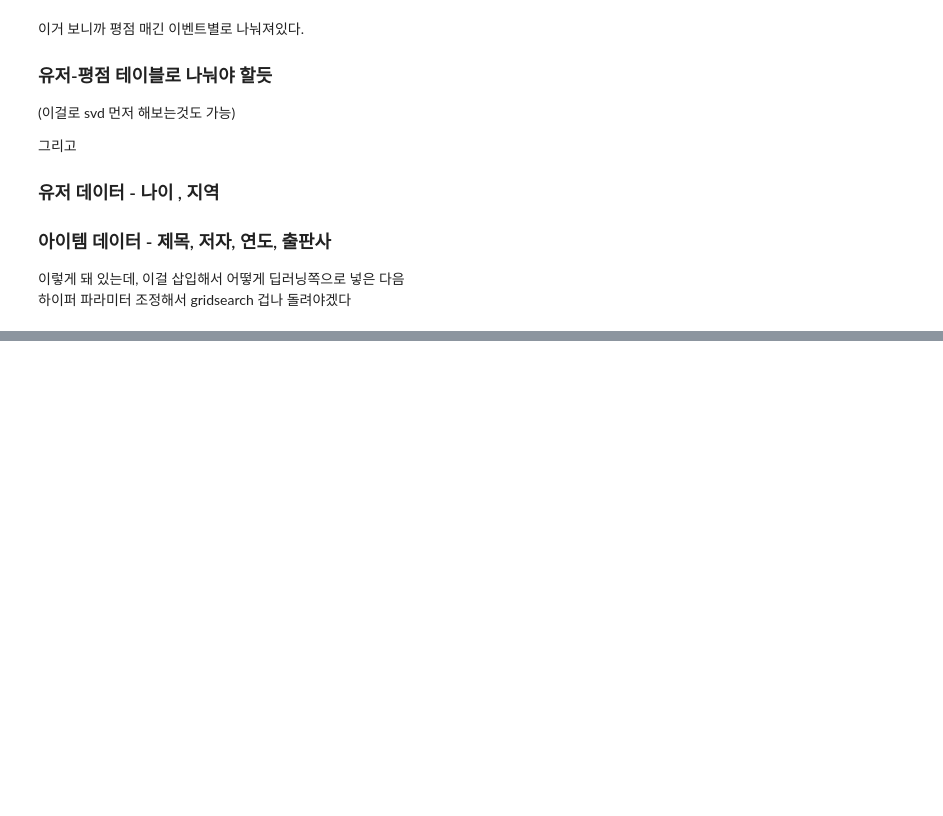
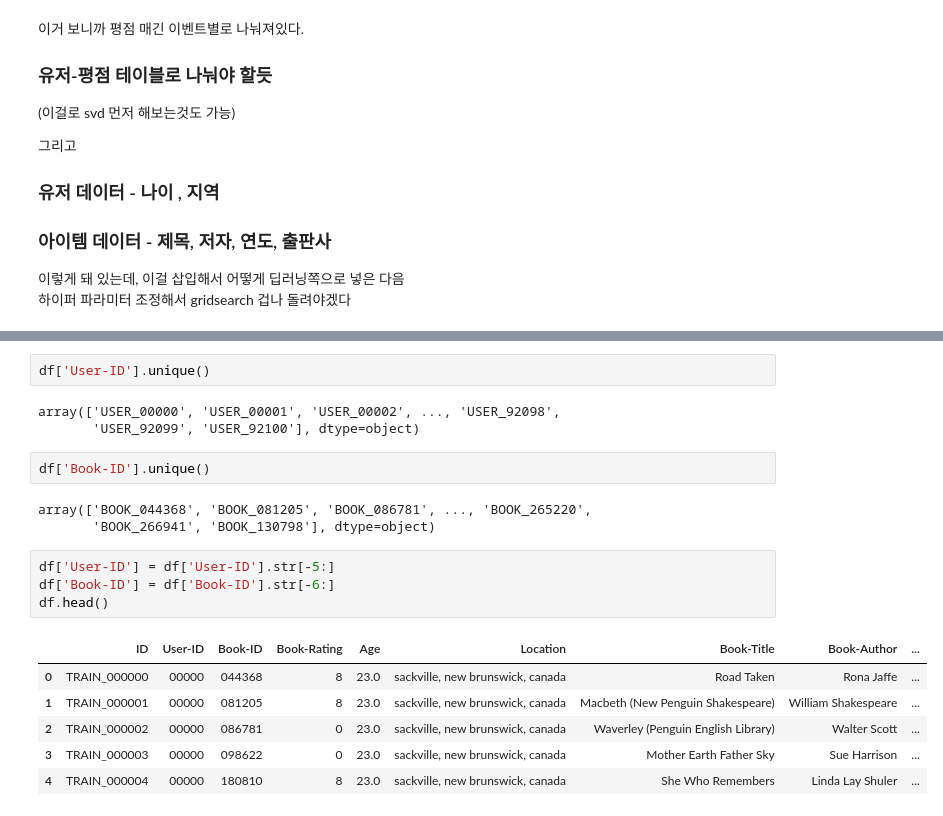
Before and after one commit to ericyun95/dacon_bookrecsys, a Jupyter notebook: dacon_test_0505.ipynb, the cells around one changed output, grey strips where cells are left out. Drawn from its saved outputs; the diff is of its cells as text; blank space fills up the shorter version.

```diff
--- a/dacon_test_0505.ipynb
+++ b/dacon_test_0505.ipynb
@@ -39,0 +52,21 @@ Index(['ID', 'User-ID', 'Book-ID', 'Book-Rating', 'Age', 'Location',
+# %%
+df['User-ID'].unique()
+# %% [output]
+array(['USER_00000', 'USER_00001', 'USER_00002', ..., 'USER_92098',
+       'USER_92099', 'USER_92100'], dtype=object)
+# %%
+df['Book-ID'].unique()
+# %% [output]
+array(['BOOK_044368', 'BOOK_081205', 'BOOK_086781', ..., 'BOOK_265220',
+       'BOOK_266941', 'BOOK_130798'], dtype=object)
+# %%
+df['User-ID'] = df['User-ID'].str[-5:]
+df['Book-ID'] = df['Book-ID'].str[-6:]
+df.head()
+# %% [output]
+|  | ID | User-ID | Book-ID | Book-Rating | Age | Location | Book-Title | Book-Author | ... |
+| 0 | TRAIN_000000 | 00000 | 044368 | 8 | 23.0 | sackville, new brunswick, canada | Road Taken | Rona Jaffe | ... |
+| 1 | TRAIN_000001 | 00000 | 081205 | 8 | 23.0 | sackville, new brunswick, canada | Macbeth (New Penguin Shakespeare) | William Shakespeare | ... |
+| 2 | TRAIN_000002 | 00000 | 086781 | 0 | 23.0 | sackville, new brunswick, canada | Waverley (Penguin English Library) | Walter Scott | ... |
+| 3 | TRAIN_000003 | 00000 | 098622 | 0 | 23.0 | sackville, new brunswick, canada | Mother Earth Father Sky | Sue Harrison | ... |
+| 4 | TRAIN_000004 | 00000 | 180810 | 8 | 23.0 | sackville, new brunswick, canada | She Who Remembers | Linda Lay Shuler | ... |
```
Also changed, not shown: parts of 18 cells of this notebook.
